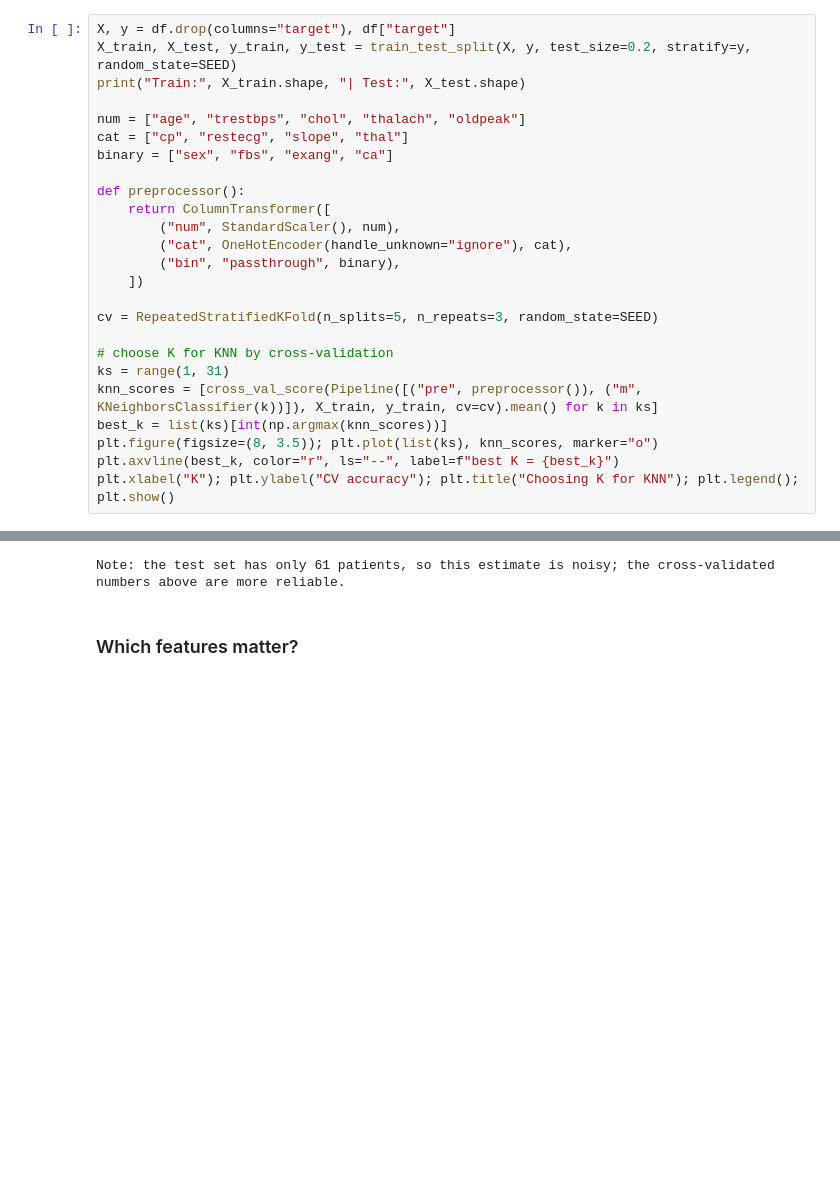
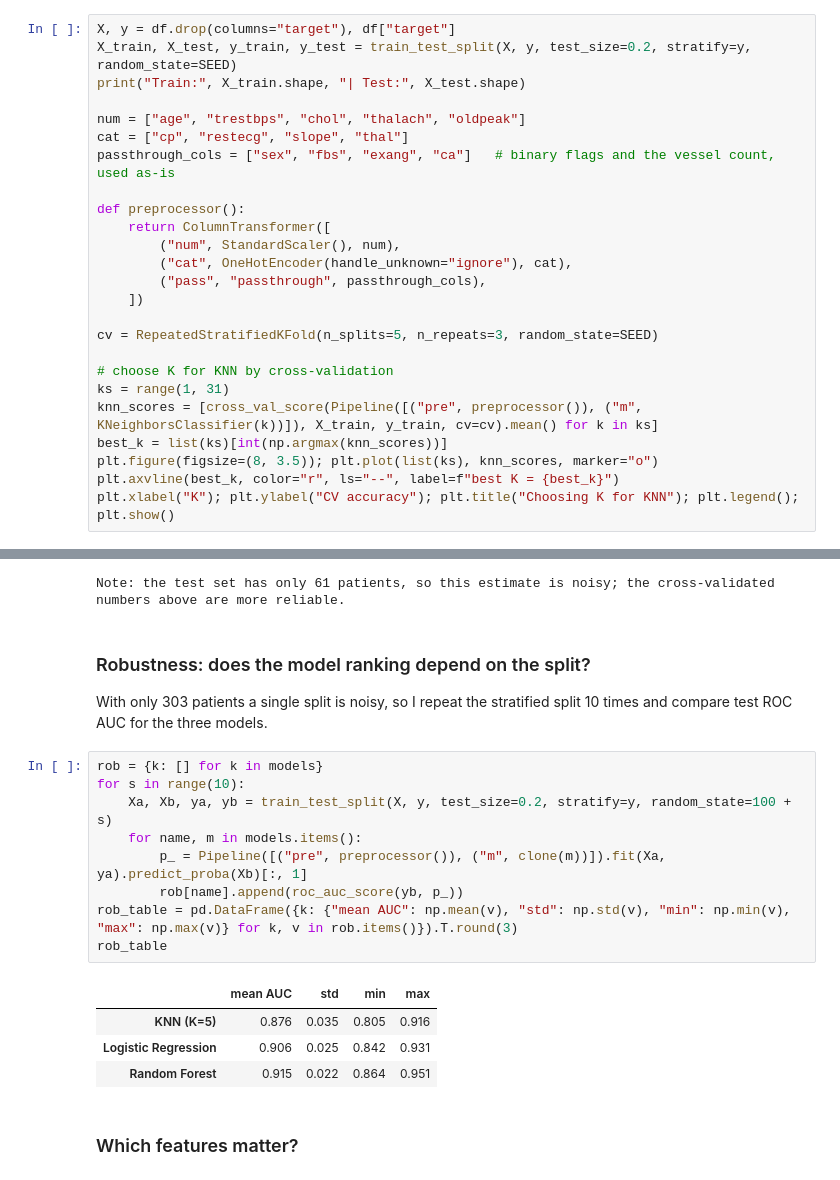
Before and after one commit to fahad-alfaridi/heart-disease-classification, a Jupyter notebook: heart_disease_classification.ipynb, the cells around one changed output, grey strips where cells are left out. Cells and saved outputs as stored; diff of their text form; blank space fills up the shorter version.

Commit message:
Fix wording and add robustness checks after full verification
Co-Authored-By: Claude Sonnet 5.5 <noreply@anthropic.com>
Claude-Session: https://claude.ai/code/session_01SwQ54PXvVEUoo4iK7g8xwi

```diff
--- a/heart_disease_classification.ipynb
+++ b/heart_disease_classification.ipynb
@@ -139,13 +140,13 @@ print("Train:", X_train.shape, "| Test:", X_test.shape)
 
 num = ["age", "trestbps", "chol", "thalach", "oldpeak"]
 cat = ["cp", "restecg", "slope", "thal"]
-binary = ["sex", "fbs", "exang", "ca"]
+passthrough_cols = ["sex", "fbs", "exang", "ca"]   # binary flags and the vessel count, used as-is
 
 def preprocessor():
     return ColumnTransformer([
         ("num", StandardScaler(), num),
         ("cat", OneHotEncoder(handle_unknown="ignore"), cat),
-        ("bin", "passthrough", binary),
+        ("pass", "passthrough", passthrough_cols),
     ])
 
 cv = RepeatedStratifiedKFold(n_splits=5, n_repeats=3, random_state=SEED)
@@ -209,6 +210,23 @@ no disease (0)       0.78      0.75      0.76        28
   weighted avg       0.79      0.79      0.79        61
 [figure]
 Note: the test set has only 61 patients, so this estimate is noisy; the cross-validated numbers above are more reliable.
+# %% [markdown]
+### Robustness: does the model ranking depend on the split?
+With only 303 patients a single split is noisy, so I repeat the stratified split 10 times and compare test ROC AUC for the three models.
+# %%
+rob = {k: [] for k in models}
+for s in range(10):
+    Xa, Xb, ya, yb = train_test_split(X, y, test_size=0.2, stratify=y, random_state=100 + s)
+    for name, m in models.items():
+        p_ = Pipeline([("pre", preprocessor()), ("m", clone(m))]).fit(Xa, ya).predict_proba(Xb)[:, 1]
+        rob[name].append(roc_auc_score(yb, p_))
+rob_table = pd.DataFrame({k: {"mean AUC": np.mean(v), "std": np.std(v), "min": np.min(v), "max": np.max(v)} for k, v in rob.items()}).T.round(3)
+rob_table
+# %% [output]
+|  | mean AUC | std | min | max |
+| KNN (K=5) | 0.876 | 0.035 | 0.805 | 0.916 |
+| Logistic Regression | 0.906 | 0.025 | 0.842 | 0.931 |
+| Random Forest | 0.915 | 0.022 | 0.864 | 0.951 |
 # %% [markdown]
 ### Which features matter?
 # %%
```
Also changed, not shown: parts of 2 cells of this notebook, 1 other file.
